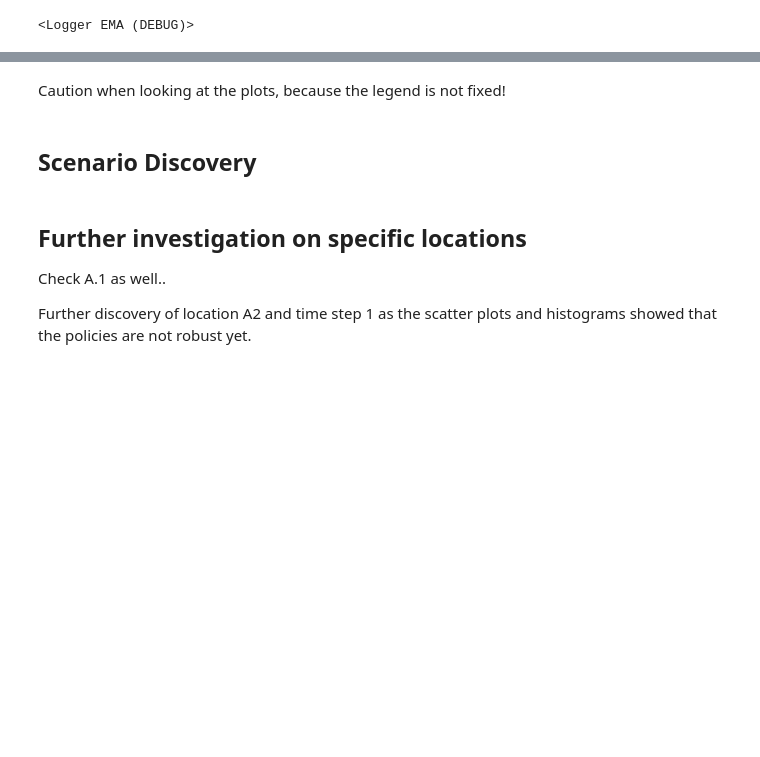
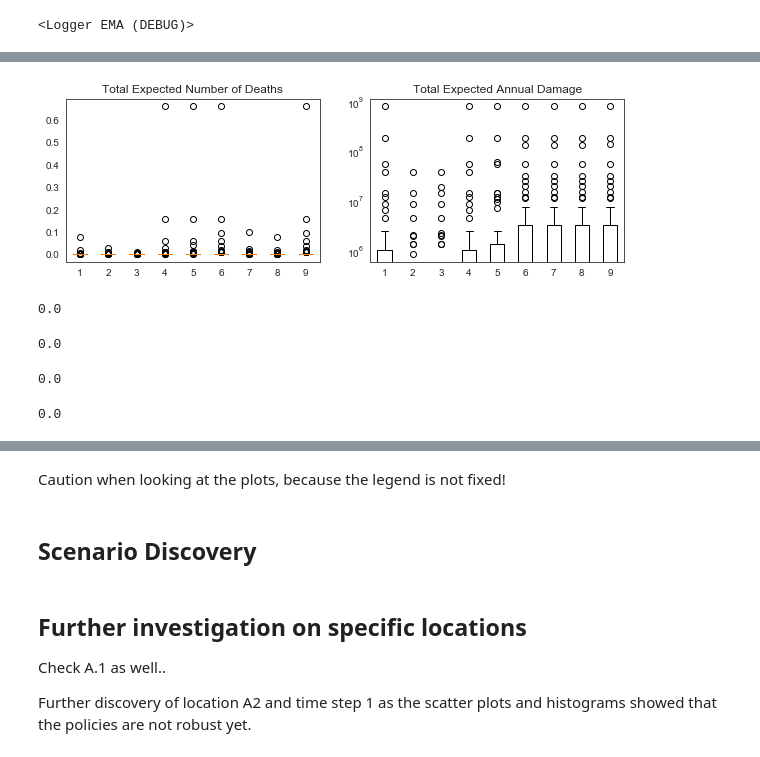
Before and after one commit to WKSu/Model-based-decision-making, a Jupyter notebook: Scenario Discovery on MORO policies.ipynb, the cells around one changed output, grey strips where cells are left out. Saved outputs shown, nothing was run; the diff lists cells and outputs as text; code cells hidden in the pictures; blank space fills up the shorter version.

```diff
--- a/Scenario Discovery on MORO policies.ipynb
+++ b/Scenario Discovery on MORO policies.ipynb
@@ -186,0 +135,21 @@ mean_outcomes(results)
+# %%
+# Kwakkel, J.H., M. Haasnoot, & W.E. Walker. (2015). Developing Dynamic Adaptive Policy Pathways: A computer-assisted approach for developing adaptive strategies for a deeply uncertain world. Climatic Change. DOI: 10.1007/s10584-014-1210-4.
+
+
+fig, axes = plt.subplots(1, 2, figsize=(10, 3))
+boxplots = {}
+
+for ax, outcome in zip(axes, outcomes):
+    for policy in policies:
+        values = results[results['policy'] == policy][outcome]
+        boxplots[policy] = values
+
+    ax.boxplot([boxplots[policy] for policy in sorted(boxplots.keys())])
+
+    if outcome == 'Total Expected Annual Damage':
+        ax.set_yscale('log')
+    ax.set_title(outcome)
+
+plt.show()
+# %% [output]
+[figure, added]
@@ -186,0 +158,18 @@ mean_outcomes(results)
+# %%
+# plt.boxplot(results[results["policy"] == "policy 1"]['Total Expected Annual Damage'])\
+
+sp.stats.iqr(results[results["policy"] == "policy 1"]['Total Expected Annual Damage'])
+# %% [output]
+0.0
+# %%
+np.percentile(test, 0.25)
+# %% [output]
+0.0
+# %%
+np.percentile(test, 0.75)
+# %% [output]
+0.0
+# %%
+np.percentile(test, 0.75) - np.percentile(test, 0.25)
+# %% [output]
+0.0
```
Also changed, not shown: parts of 22 cells of this notebook, 1 other file.
